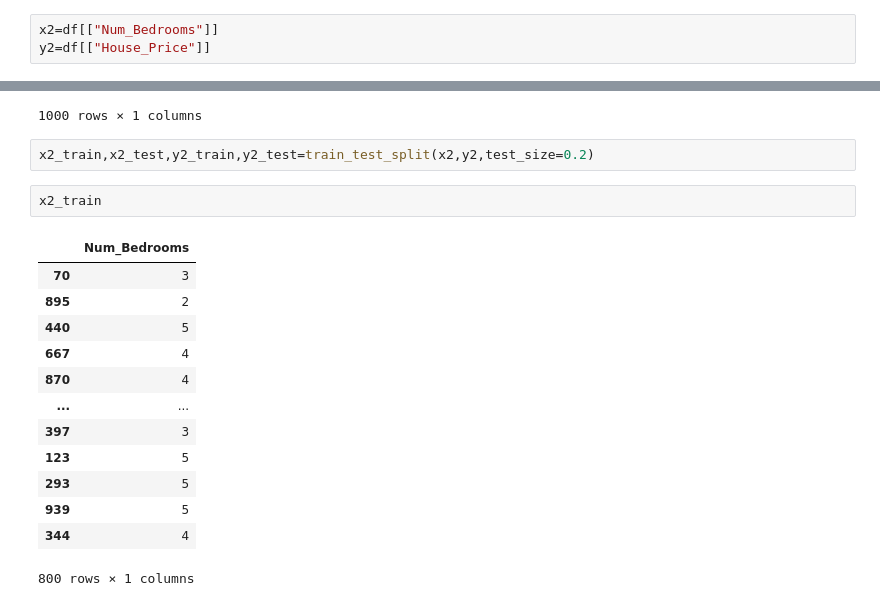
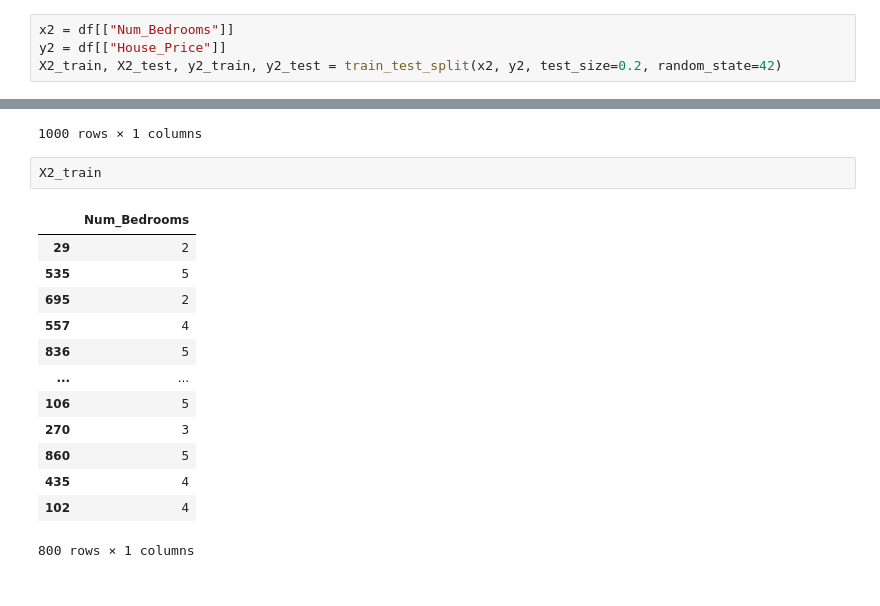
Before and after one commit to SaranshCodes/ML-Learning-Journey, a Jupyter notebook: Regression/House Prediction Model.ipynb, the cells around one changed output, grey strips where cells are left out. Saved outputs shown, nothing was run; the diff lists cells and outputs as text.

```diff
--- a/Regression/House Prediction Model.ipynb
+++ b/Regression/House Prediction Model.ipynb
@@ -226,8 +228,9 @@ WE GET THAT SQUARE FOOTAGE HAVE STRONG RELATIONSHIP WITH HOUSE PREDICTIONS.
 # %% [markdown]
 Now, We will compare the Number of Bedrooms to House Price [Simple linearr regression]
 # %%
-x2=df[["Num_Bedrooms"]]
-y2=df[["House_Price"]]
+x2 = df[["Num_Bedrooms"]]
+y2 = df[["House_Price"]]
+X2_train, X2_test, y2_train, y2_test = train_test_split(x2, y2, test_size=0.2, random_state=42)
 # %%
 x2
 # %% [output]
@@ -260,23 +263,21 @@ y2
 | 998 | 9.648653e+05 |
 | 999 | 7.425993e+05 |
 1000 rows × 1 columns
-# %%
-x2_train,x2_test,y2_train,y2_test=train_test_split(x2,y2,test_size=0.2)
 # %%
-x2_train
+X2_train
 # %% [output]
 |  | Num_Bedrooms |
-| 70 | 3 |
-| 895 | 2 |
-| 440 | 5 |
-| 667 | 4 |
-| 870 | 4 |
+| 29 | 2 |
+| 535 | 5 |
+| 695 | 2 |
+| 557 | 4 |
+| 836 | 5 |
 | ... | ... |
-| 397 | 3 |
-| 123 | 5 |
-| 293 | 5 |
-| 939 | 5 |
-| 344 | 4 |
+| 106 | 5 |
+| 270 | 3 |
+| 860 | 5 |
+| 435 | 4 |
+| 102 | 4 |
 800 rows × 1 columns
 # %%
 y2_train
```
Also changed, not shown: parts of 22 cells of this notebook.
